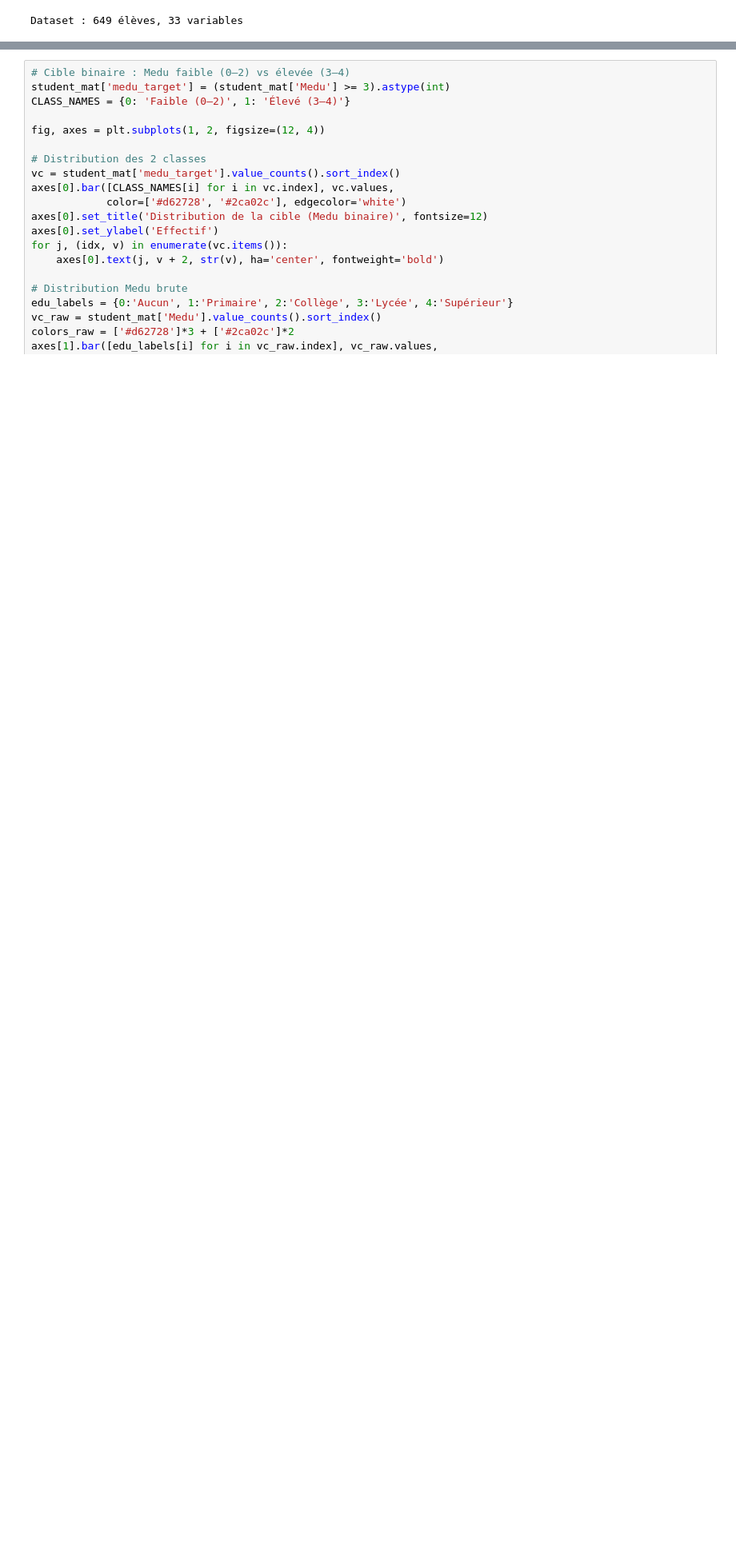
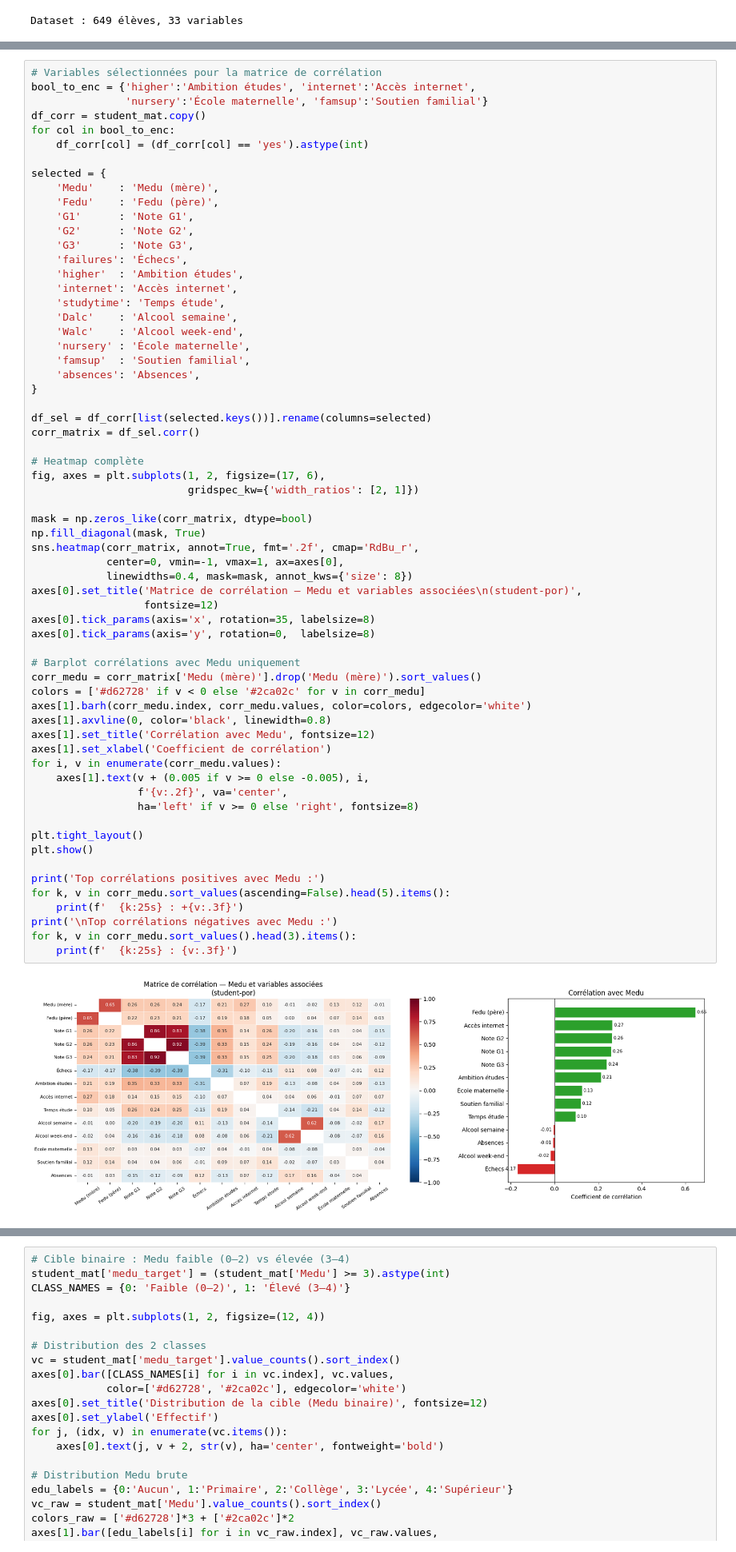
Before and after one commit to ArthurMAUGEEutc/sy09, a Jupyter notebook: effective/apprentissage_education.ipynb, the cells around one changed output, grey strips where cells are left out. Shown at 80% size. Saved outputs shown, nothing was run; the diff lists cells and outputs as text; blank space fills up the shorter version.

```diff
--- a/effective/apprentissage_education.ipynb
+++ b/effective/apprentissage_education.ipynb
@@ -28,0 +34,65 @@ Dataset : 649 élèves, 33 variables
+# %%
+# Variables sélectionnées pour la matrice de corrélation
+bool_to_enc = {'higher':'Ambition études', 'internet':'Accès internet',
+               'nursery':'École maternelle', 'famsup':'Soutien familial'}
+df_corr = student_mat.copy()
+for col in bool_to_enc:
+    df_corr[col] = (df_corr[col] == 'yes').astype(int)
+
+selected = {
+    'Medu'    : 'Medu (mère)',
+    'Fedu'    : 'Fedu (père)',
+    'G1'      : 'Note G1',
+    'G2'      : 'Note G2',
+    'G3'      : 'Note G3',
+    'failures': 'Échecs',
+    'higher'  : 'Ambition études',
+    'internet': 'Accès internet',
+    'studytime': 'Temps étude',
+    'Dalc'    : 'Alcool semaine',
+    'Walc'    : 'Alcool week-end',
+    'nursery' : 'École maternelle',
+    'famsup'  : 'Soutien familial',
+    'absences': 'Absences',
+}
+
+df_sel = df_corr[list(selected.keys())].rename(columns=selected)
+corr_matrix = df_sel.corr()
+
+# Heatmap complète
+fig, axes = plt.subplots(1, 2, figsize=(17, 6),
+                         gridspec_kw={'width_ratios': [2, 1]})
+
+mask = np.zeros_like(corr_matrix, dtype=bool)
+np.fill_diagonal(mask, True)
+sns.heatmap(corr_matrix, annot=True, fmt='.2f', cmap='RdBu_r',
+            center=0, vmin=-1, vmax=1, ax=axes[0],
+            linewidths=0.4, mask=mask, annot_kws={'size': 8})
+axes[0].set_title('Matrice de corrélation — Medu et variables associées\n(student-por)',
+                  fontsize=12)
+axes[0].tick_params(axis='x', rotation=35, labelsize=8)
+axes[0].tick_params(axis='y', rotation=0,  labelsize=8)
+
+# Barplot corrélations avec Medu uniquement
+corr_medu = corr_matrix['Medu (mère)'].drop('Medu (mère)').sort_values()
+colors = ['#d62728' if v < 0 else '#2ca02c' for v in corr_medu]
+axes[1].barh(corr_medu.index, corr_medu.values, color=colors, edgecolor='white')
+axes[1].axvline(0, color='black', linewidth=0.8)
+axes[1].set_title('Corrélation avec Medu', fontsize=12)
+axes[1].set_xlabel('Coefficient de corrélation')
+for i, v in enumerate(corr_medu.values):
+    axes[1].text(v + (0.005 if v >= 0 else -0.005), i,
+                 f'{v:.2f}', va='center',
+                 ha='left' if v >= 0 else 'right', fontsize=8)
+
+plt.tight_layout()
+plt.show()
+
+print('Top corrélations positives avec Medu :')
+for k, v in corr_medu.sort_values(ascending=False).head(5).items():
+    print(f'  {k:25s} : +{v:.3f}')
+print('\nTop corrélations négatives avec Medu :')
+for k, v in corr_medu.sort_values().head(3).items():
+    print(f'  {k:25s} : {v:.3f}')
+# %% [output]
+[figure, added]
```
Also changed, not shown: parts of 27 cells of this notebook, 3 other files.
